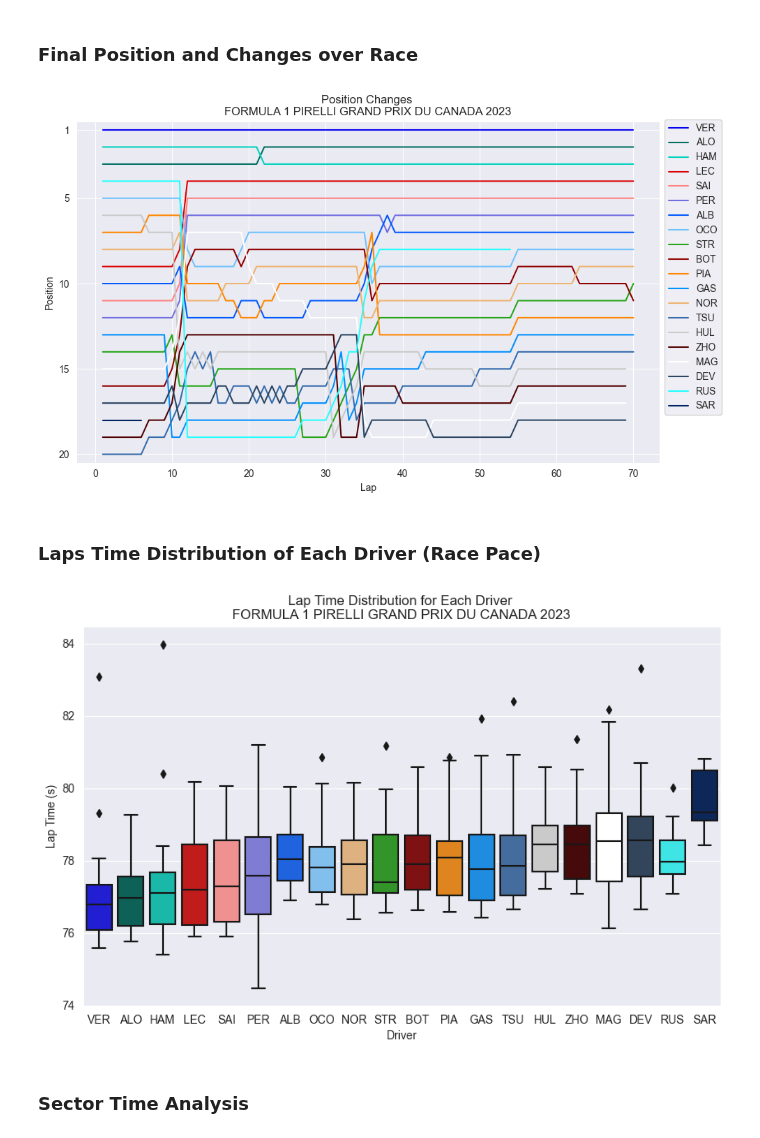
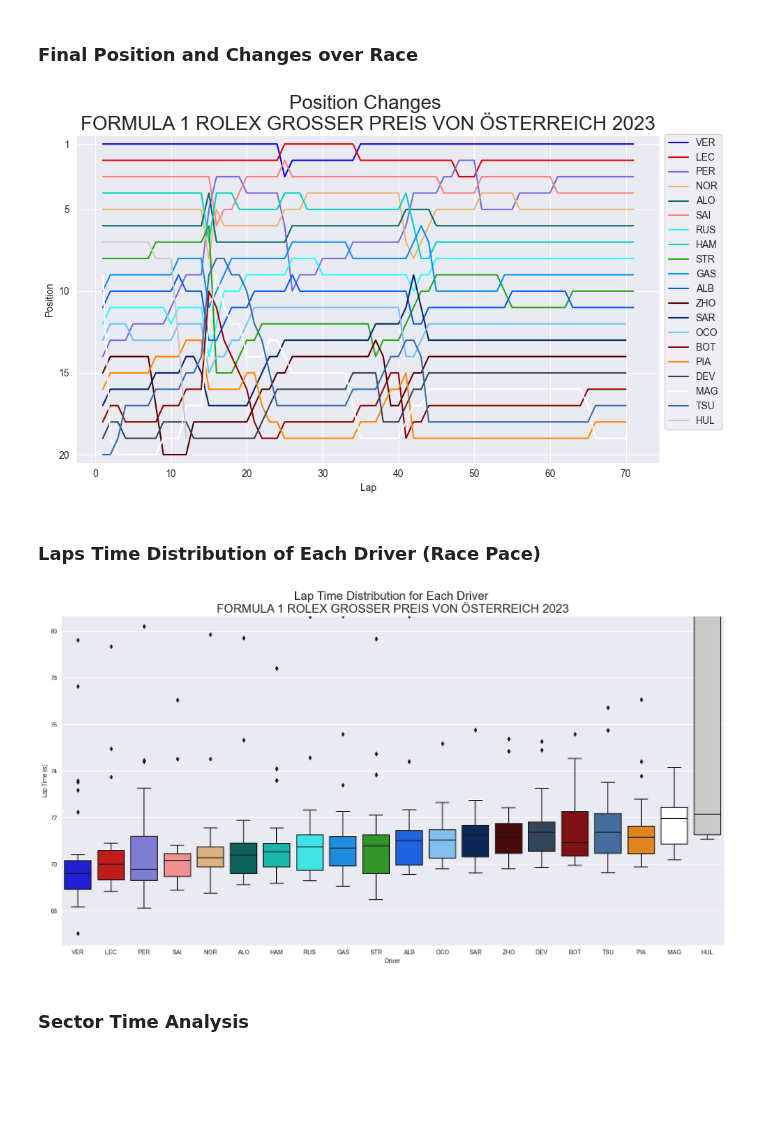
Before and after one commit to edmundhong/formula1-dataanalysis, a Jupyter notebook: Race Analysis.ipynb, the cells around one changed output. Cells and saved outputs as stored; diff of their text form; code cells hidden in the pictures; blank space fills up the shorter version.

Commit message:
update for Austria Grand Prix

```diff
--- a/Race Analysis.ipynb
+++ b/Race Analysis.ipynb
@@ -27,7 +27,7 @@ pd.set_option('display.max_columns', None)
 # %%
 # input session and year
 year = 2023
-session = 'Canada'
+session = 'Austria'
 
 # get session
 """
@@ -98,30 +98,32 @@ ax.set_yticks([1, 5, 10, 15, 20])
 ax.set_xlabel('Lap')
 ax.set_ylabel('Position')
 ax.legend(bbox_to_anchor=(1.0, 1.02))
-ax.set_title('Position Changes \n'+race_name)
+ax.set_title('Position Changes \n'+race_name, fontsize=20)
 plt.tight_layout()
 plt.show()
 # %% [output]
-[figure, old version]
+[figure, new version]
 # %% [markdown]
 ### Laps Time Distribution of Each Driver (Race Pace)
 # %%
 # for color palette
 driver_color = {}
 for index,lap in df.iterrows():
     driver = lap['Driver']
     driver_color[driver] = fastf1.plotting.driver_color(driver)
 
 # Plot box whisker plots for lap time distribution of each driver
-plt.figure(figsize=(10,6))
+plt.figure(figsize=(20,10))
 sns.boxplot(data = df, x = df.Driver, y=df.LapTime, palette=driver_color)
 if not rain:
     plt.ylim(min(df.LapTime)-0.5, min(df.LapTime)+10)
+else:
+    plt.ylim(min(df.LapTime)-0.5, df.LapTime.median()+10)
 plt.ylabel('Lap Time (s)')
-plt.title('Lap Time Distribution for Each Driver \n'+race_name)
+plt.title('Lap Time Distribution for Each Driver \n'+race_name,  fontsize=20)
 plt.show()
 # %% [output]
-[figure, old version]
+[figure, new version]
 # %% [markdown]
 ### Sector Time Analysis
 # %%
```
Also changed, not shown: parts of 8 cells of this notebook, 1 other file.
